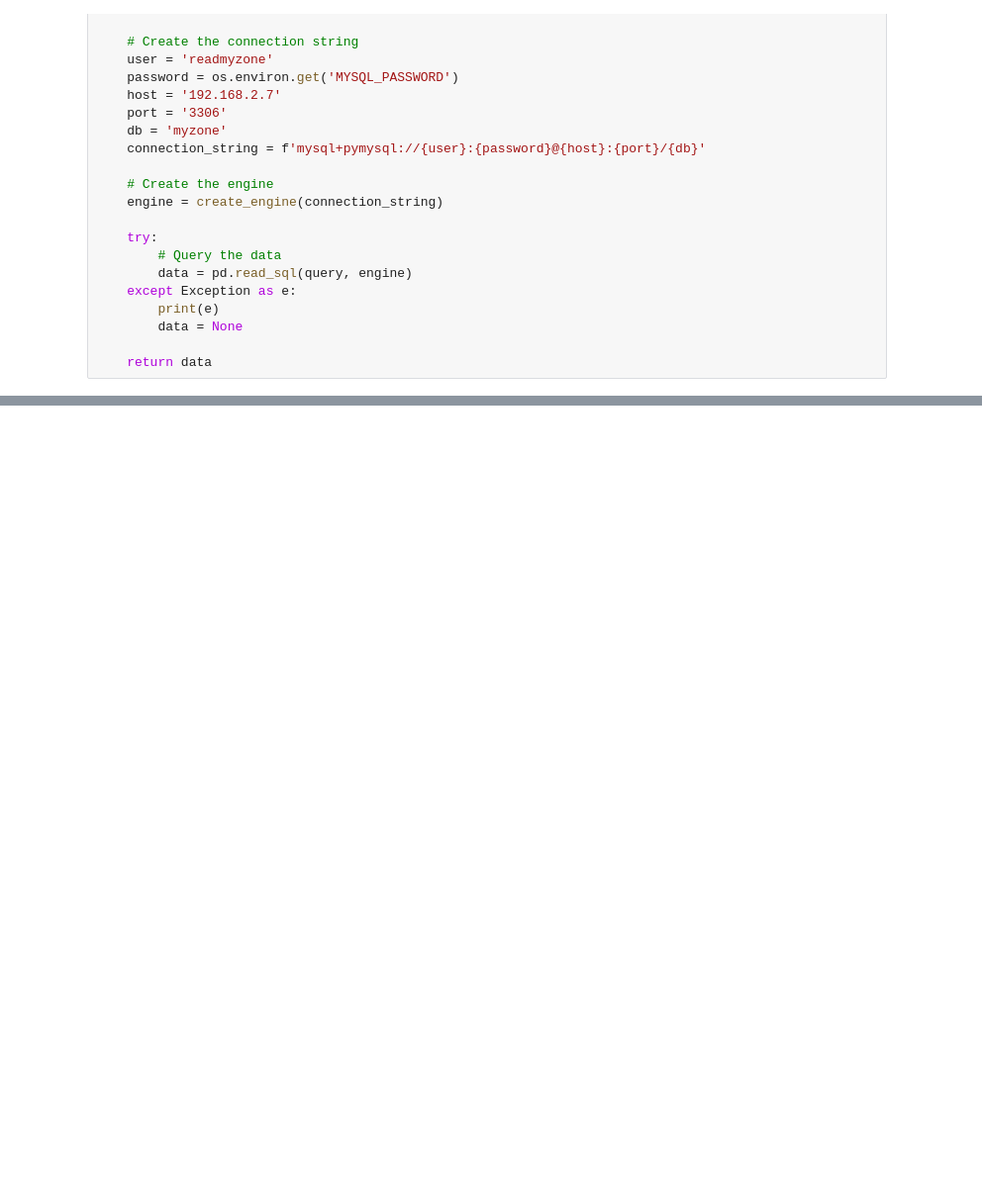
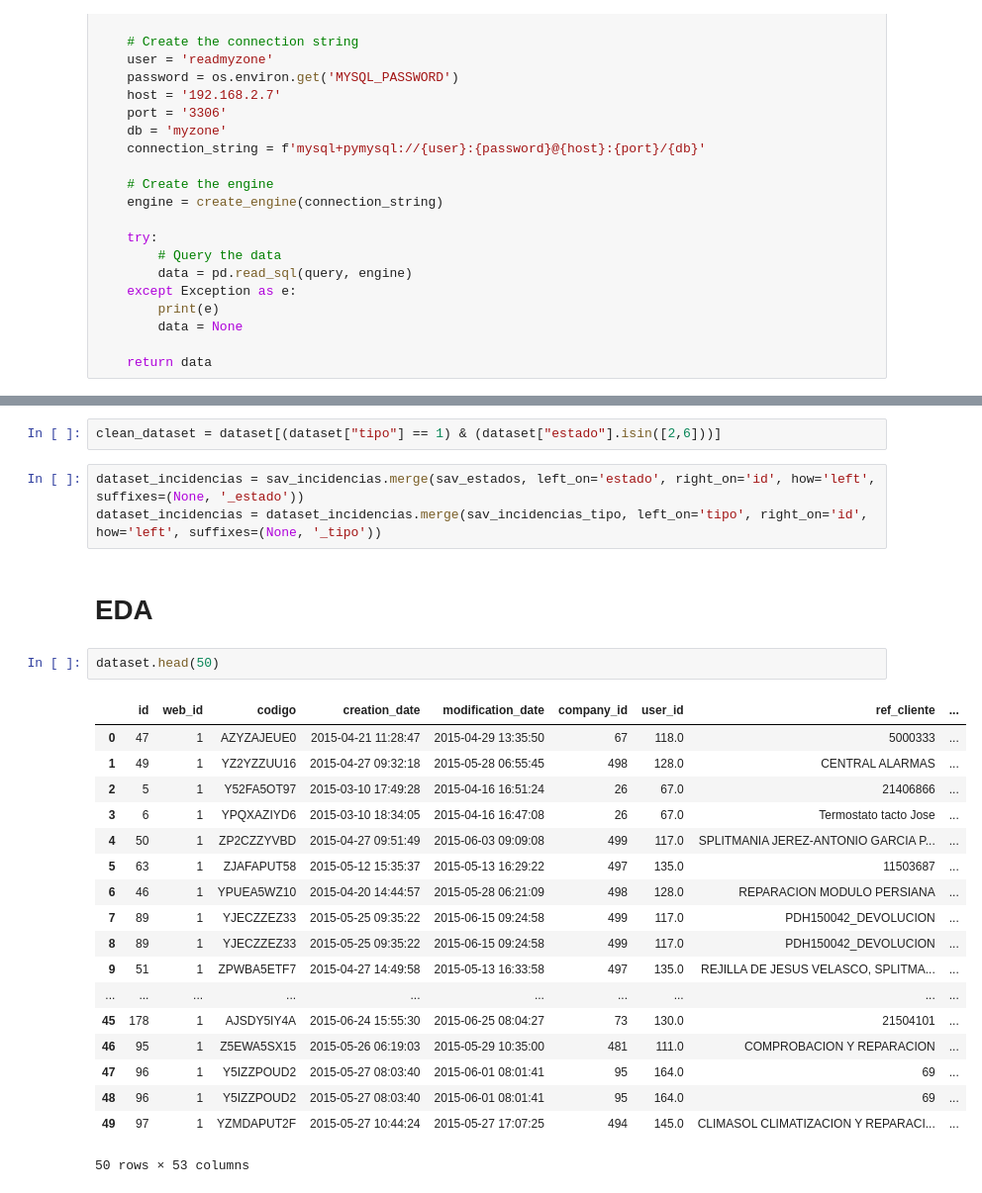
Before and after one commit to voliveira-airzonecontrol/myzone, a Jupyter notebook: EDA/MyZone.ipynb, the cells around one changed output, grey strips where cells are left out. Shown at 99% size. Saved outputs shown, nothing was run; the diff lists cells and outputs as text; blank space fills up the shorter version.

```diff
--- a/EDA/MyZone.ipynb
+++ b/EDA/MyZone.ipynb
@@ -58,0 +53,28 @@ sav_incidencias
+# %%
+clean_dataset = dataset[(dataset["tipo"] == 1) & (dataset["estado"].isin([2,6]))]
+# %%
+dataset_incidencias = sav_incidencias.merge(sav_estados, left_on='estado', right_on='id', how='left', suffixes=(None, '_estado'))
+dataset_incidencias = dataset_incidencias.merge(sav_incidencias_tipo, left_on='tipo', right_on='id', how='left', suffixes=(None, '_tipo'))
+# %% [markdown]
+# EDA
+# %%
+dataset.head(50)
+# %% [output]
+|  | id | web_id | codigo | creation_date | modification_date | company_id | user_id | ref_cliente | ... |
+| 0 | 47 | 1 | AZYZAJEUE0 | 2015-04-21 11:28:47 | 2015-04-29 13:35:50 | 67 | 118.0 | 5000333 | ... |
+| 1 | 49 | 1 | YZ2YZZUU16 | 2015-04-27 09:32:18 | 2015-05-28 06:55:45 | 498 | 128.0 | CENTRAL ALARMAS | ... |
+| 2 | 5 | 1 | Y52FA5OT97 | 2015-03-10 17:49:28 | 2015-04-16 16:51:24 | 26 | 67.0 | 21406866 | ... |
+| 3 | 6 | 1 | YPQXAZIYD6 | 2015-03-10 18:34:05 | 2015-04-16 16:47:08 | 26 | 67.0 | Termostato tacto Jose | ... |
+| 4 | 50 | 1 | ZP2CZZYVBD | 2015-04-27 09:51:49 | 2015-06-03 09:09:08 | 499 | 117.0 | SPLITMANIA JEREZ-ANTONIO GARCIA P... | ... |
+| 5 | 63 | 1 | ZJAFAPUT58 | 2015-05-12 15:35:37 | 2015-05-13 16:29:22 | 497 | 135.0 | 11503687 | ... |
+| 6 | 46 | 1 | YPUEA5WZ10 | 2015-04-20 14:44:57 | 2015-05-28 06:21:09 | 498 | 128.0 | REPARACION MODULO PERSIANA | ... |
+| 7 | 89 | 1 | YJECZZEZ33 | 2015-05-25 09:35:22 | 2015-06-15 09:24:58 | 499 | 117.0 | PDH150042_DEVOLUCION | ... |
+| 8 | 89 | 1 | YJECZZEZ33 | 2015-05-25 09:35:22 | 2015-06-15 09:24:58 | 499 | 117.0 | PDH150042_DEVOLUCION | ... |
+| 9 | 51 | 1 | ZPWBA5ETF7 | 2015-04-27 14:49:58 | 2015-05-13 16:33:58 | 497 | 135.0 | REJILLA DE JESUS VELASCO, SPLITMA... | ... |
+| ... | ... | ... | ... | ... | ... | ... | ... | ... | ... |
+| 45 | 178 | 1 | AJSDY5IY4A | 2015-06-24 15:55:30 | 2015-06-25 08:04:27 | 73 | 130.0 | 21504101 | ... |
+| 46 | 95 | 1 | Z5EWA5SX15 | 2015-05-26 06:19:03 | 2015-05-29 10:35:00 | 481 | 111.0 | COMPROBACION Y REPARACION | ... |
+| 47 | 96 | 1 | Y5IZZPOUD2 | 2015-05-27 08:03:40 | 2015-06-01 08:01:41 | 95 | 164.0 | 69 | ... |
+| 48 | 96 | 1 | Y5IZZPOUD2 | 2015-05-27 08:03:40 | 2015-06-01 08:01:41 | 95 | 164.0 | 69 | ... |
+| 49 | 97 | 1 | YZMDAPUT2F | 2015-05-27 10:44:24 | 2015-05-27 17:07:25 | 494 | 145.0 | CLIMASOL CLIMATIZACION Y REPARACI... | ... |
+50 rows × 53 columns
```
Also changed, not shown: parts of 19 cells of this notebook, 1 other file.
